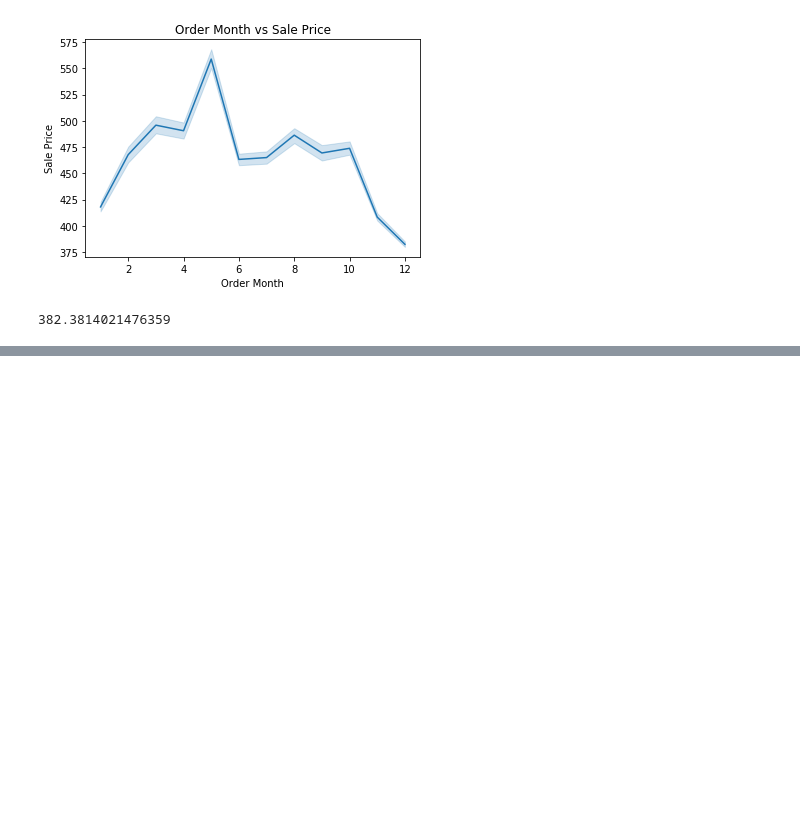
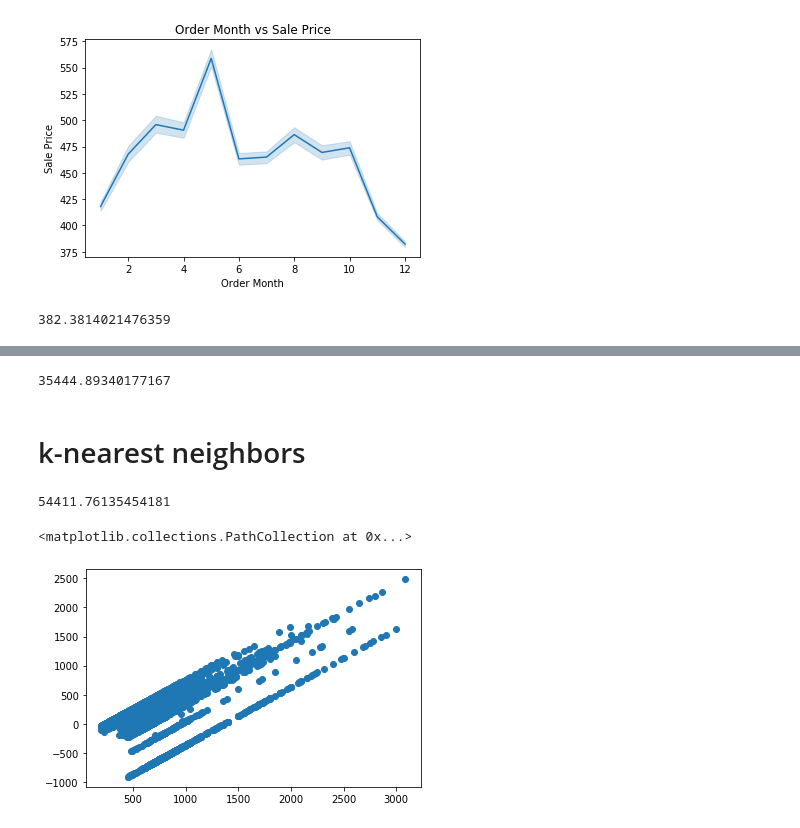
Before and after one commit to ed-biz23/data-sci-project, a Jupyter notebook: Project.ipynb, the cells around one changed output, grey strips where cells are left out. Cells and saved outputs as stored; diff of their text form; code cells hidden in the pictures; blank space fills up the shorter version.

```diff
--- a/Project.ipynb
+++ b/Project.ipynb
@@ -124,0 +240,26 @@ data[may_filter]["Sale Price"].mean()
+# %%
+predictions = reg_train.predict(X_test)
+((y_test - predictions)**2).mean()
+# %% [output]
+35444.89340177167
+# %% [markdown]
+# k-nearest neighbors
+# %%
+X = dummy.loc[:,['Retail Price', 'Buyer Region_New York', 'Buyer Region_California', 'Buyer Region_Oregon']]
+# %%
+y = dummy['Sale Price']
+# %%
+X_train, X_test, y_train, y_test = train_test_split(X,y, test_size = 0.2)
+# %%
+k3nn = KNeighborsClassifier(n_neighbors = 3)
+k3nn.fit(X_train, y_train)
+y_pred = k3nn.predict(X_test)
+# %%
+((y_pred - y_test)**2).mean()
+# %% [output]
+54411.76135454181
+# %%
+plt.scatter(y_test, y_test - y_pred)
+# %% [output]
+<matplotlib.collections.PathCollection at 0x...>
+[figure, added]
```
Also changed, not shown: parts of 17 cells of this notebook.
